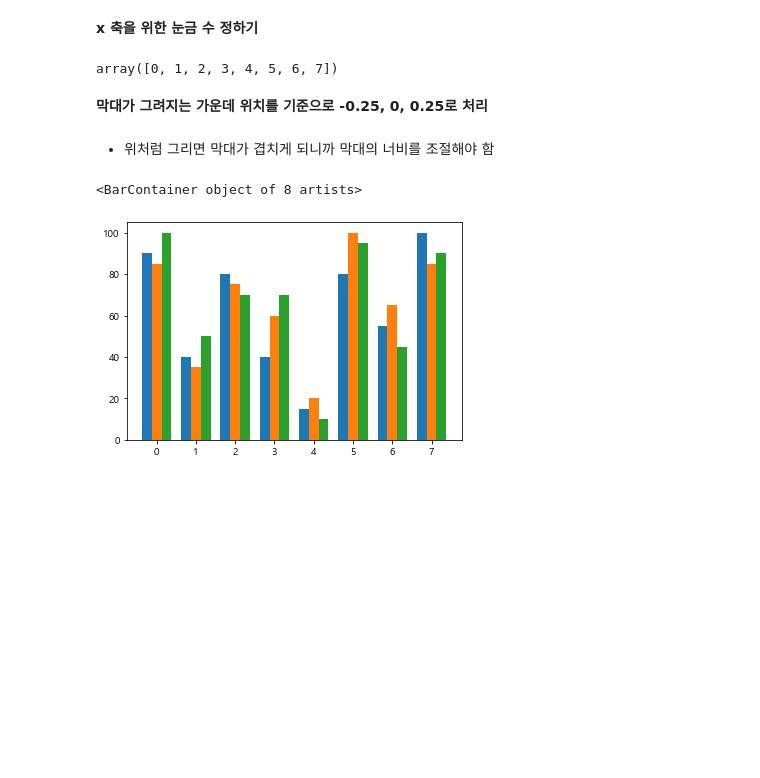
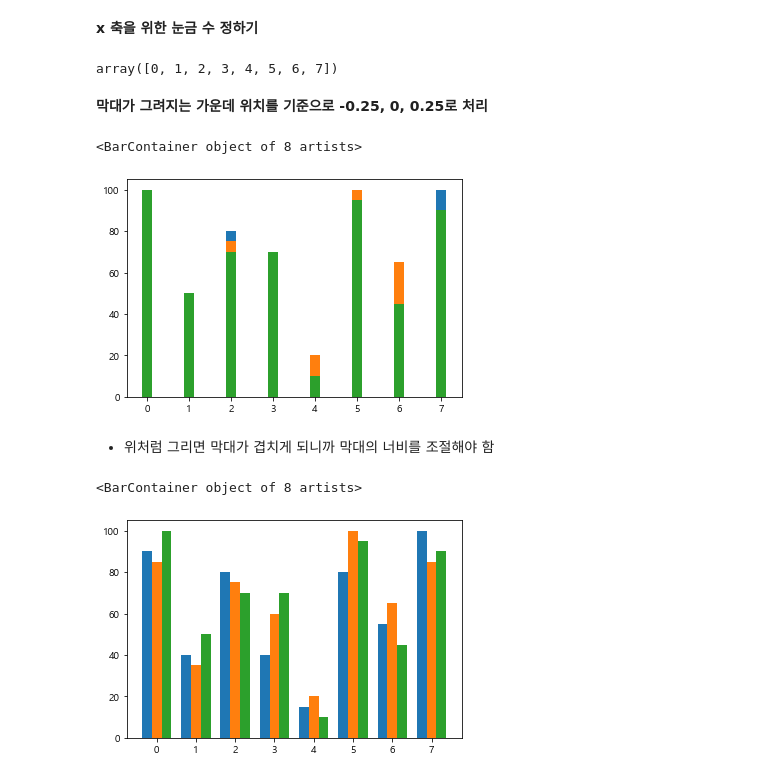
Before and after one commit to HwangJuu/jupyternotebook, a Jupyter notebook: visualization/matplotlib/10. 다중 막대 그래프.ipynb, the cells around one changed output. Drawn from its saved outputs; the diff is of its cells as text; code cells hidden in the pictures; blank space fills up the shorter version.

```diff
--- a/visualization/matplotlib/10. 다중 막대 그래프.ipynb
+++ b/visualization/matplotlib/10. 다중 막대 그래프.ipynb
@@ -36,6 +36,14 @@ index
 array([0, 1, 2, 3, 4, 5, 6, 7])
 # %% [markdown]
 **막대가 그려지는 가운데 위치를 기준으로 -0.25, 0, 0.25로 처리**
+# %%
+w = 0.25
+plt.bar(index, student_df['국어'], width=w)
+plt.bar(index, student_df['영어'], width=w)
+plt.bar(index, student_df['수학'], width=w)
+# %% [output]
+<BarContainer object of 8 artists>
+[figure, added]
 # %% [markdown]
 - 위처럼 그리면 막대가 겹치게 되니까 막대의 너비를 조절해야 함
 # %%
```
Also changed, not shown: 21 other files.
